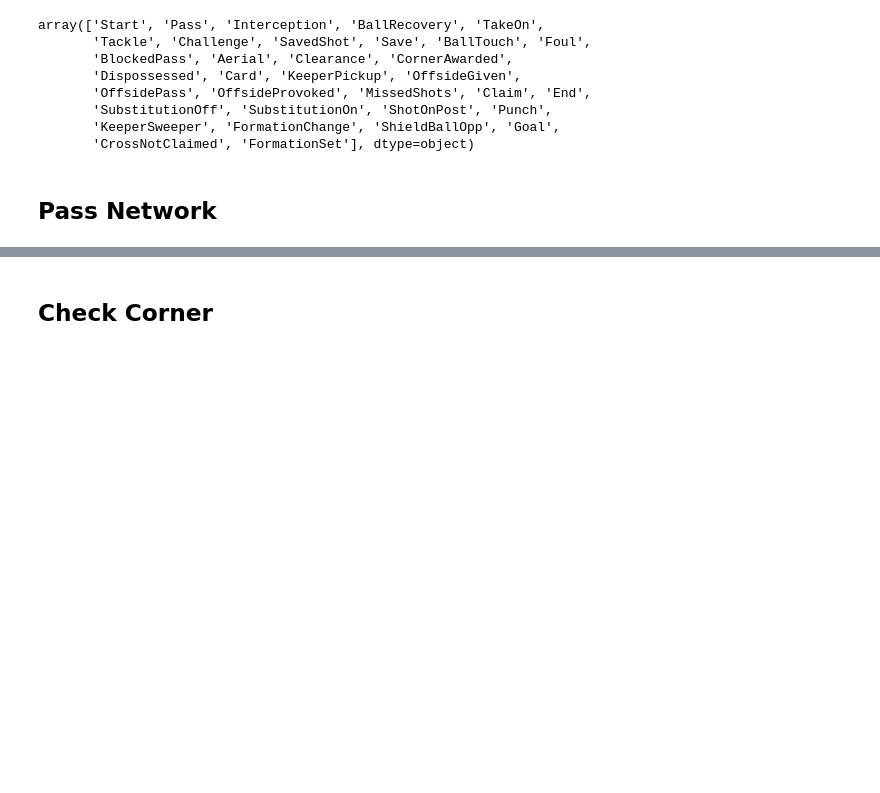
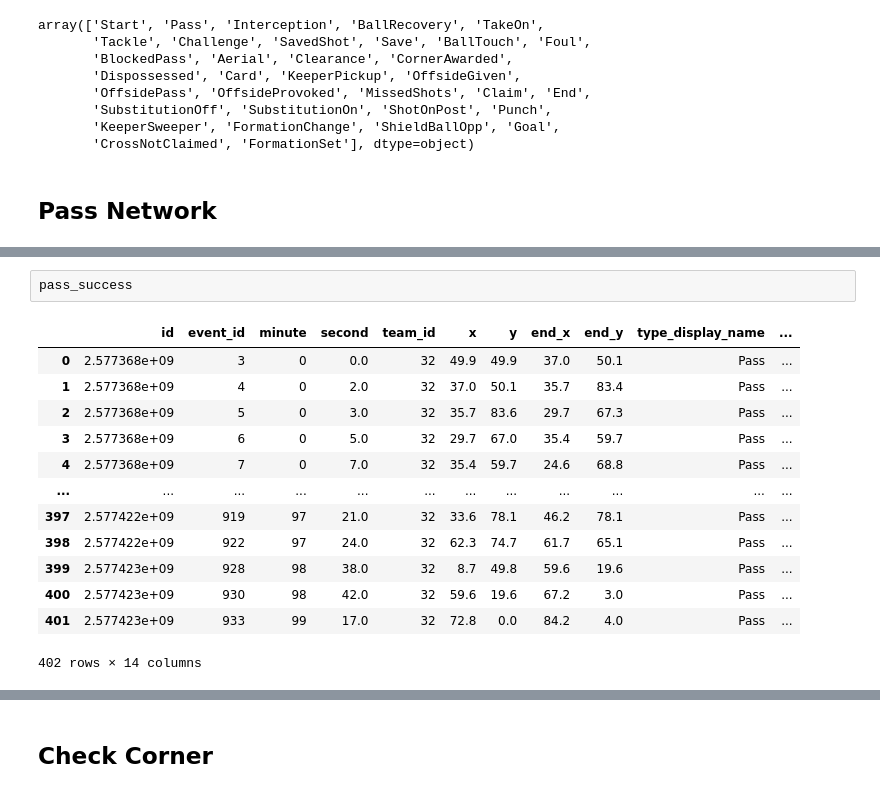
Before and after one commit to patrick-cw/Manchester-United-Analysis, a Jupyter notebook: Personal_Project.ipynb, the cells around one changed output, grey strips where cells are left out. Saved outputs shown, nothing was run; the diff lists cells and outputs as text; blank space fills up the shorter version.

```diff
--- a/Personal_Project.ipynb
+++ b/Personal_Project.ipynb
@@ -261,0 +336,16 @@ array(['Start', 'Pass', 'Interception', 'BallRecovery', 'TakeOn',
+# %%
+pass_success
+# %% [output]
+|  | id | event_id | minute | second | team_id | x | y | end_x | end_y | type_display_name | ... |
+| 0 | 2.577368e+09 | 3 | 0 | 0.0 | 32 | 49.9 | 49.9 | 37.0 | 50.1 | Pass | ... |
+| 1 | 2.577368e+09 | 4 | 0 | 2.0 | 32 | 37.0 | 50.1 | 35.7 | 83.4 | Pass | ... |
+| 2 | 2.577368e+09 | 5 | 0 | 3.0 | 32 | 35.7 | 83.6 | 29.7 | 67.3 | Pass | ... |
+| 3 | 2.577368e+09 | 6 | 0 | 5.0 | 32 | 29.7 | 67.0 | 35.4 | 59.7 | Pass | ... |
+| 4 | 2.577368e+09 | 7 | 0 | 7.0 | 32 | 35.4 | 59.7 | 24.6 | 68.8 | Pass | ... |
+| ... | ... | ... | ... | ... | ... | ... | ... | ... | ... | ... | ... |
+| 397 | 2.577422e+09 | 919 | 97 | 21.0 | 32 | 33.6 | 78.1 | 46.2 | 78.1 | Pass | ... |
+| 398 | 2.577422e+09 | 922 | 97 | 24.0 | 32 | 62.3 | 74.7 | 61.7 | 65.1 | Pass | ... |
+| 399 | 2.577423e+09 | 928 | 98 | 38.0 | 32 | 8.7 | 49.8 | 59.6 | 19.6 | Pass | ... |
+| 400 | 2.577423e+09 | 930 | 98 | 42.0 | 32 | 59.6 | 19.6 | 67.2 | 3.0 | Pass | ... |
+| 401 | 2.577423e+09 | 933 | 99 | 17.0 | 32 | 72.8 | 0.0 | 84.2 | 4.0 | Pass | ... |
+402 rows × 14 columns
```
Also changed, not shown: parts of 21 cells of this notebook.
